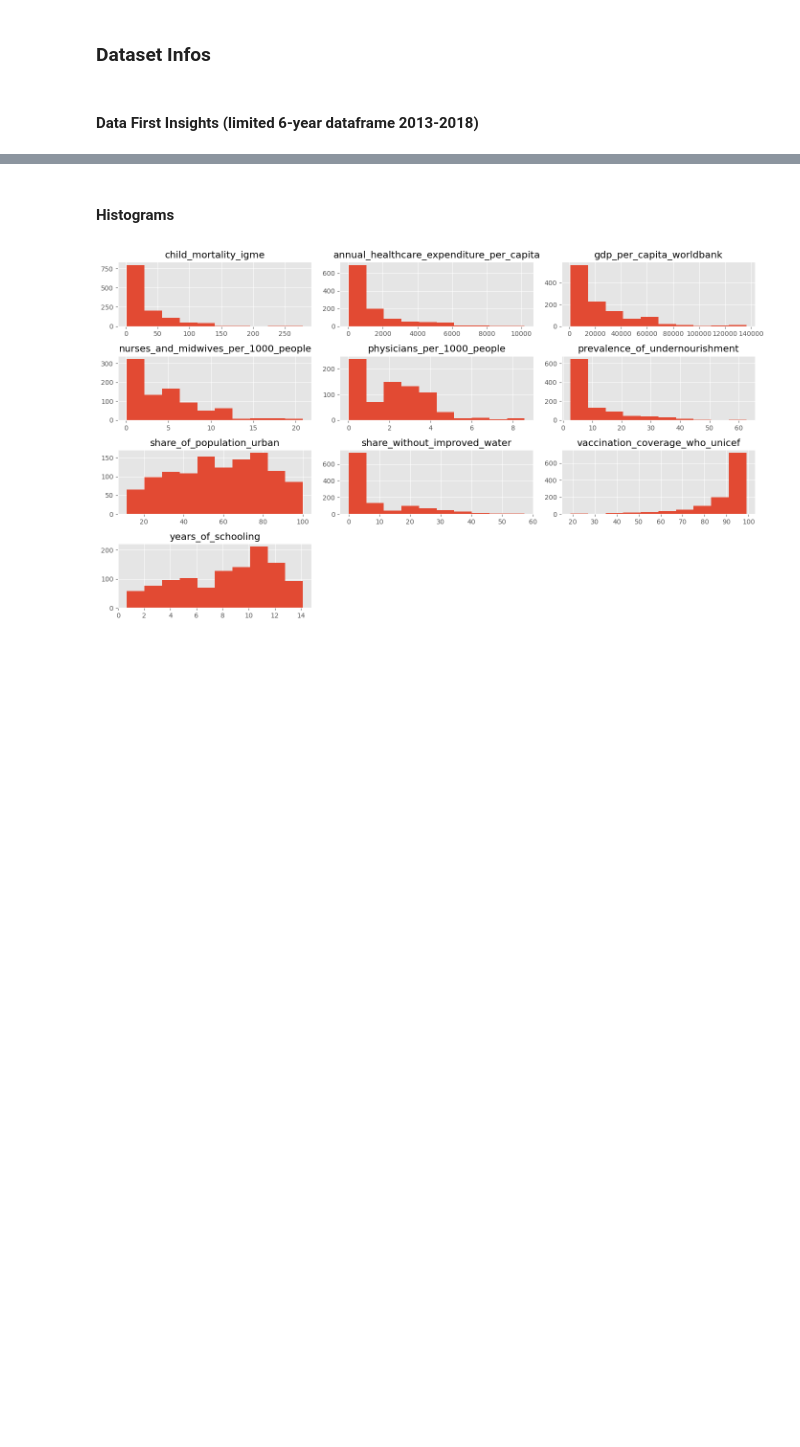
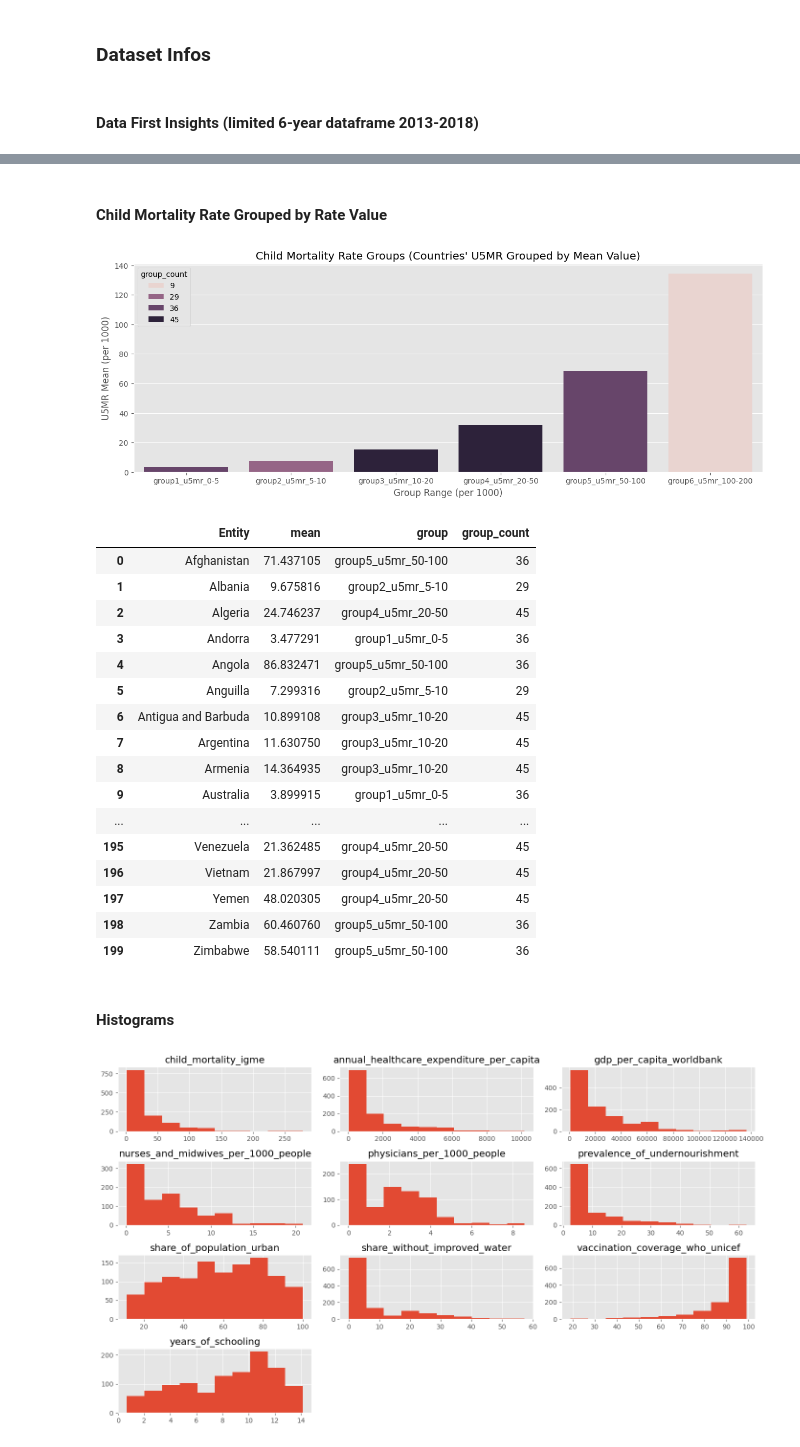
Before and after one commit to HamzahFayad/master_thesis_child_mortality, a Jupyter notebook: 01_notebooks/1_data_exploration.ipynb, the cells around one changed output, grey strips where cells are left out. Cells and saved outputs as stored; diff of their text form; code cells hidden in the pictures; blank space fills up the shorter version.

```diff
--- a/01_notebooks/1_data_exploration.ipynb
+++ b/01_notebooks/1_data_exploration.ipynb
@@ -87,6 +94,56 @@ merged_df.describe()
 | 50% | 17.566985 | 685.098850 | 14441.918000 | 3.913000 | ... |
 | 75% | 46.153776 | 1805.880075 | 31796.610500 | 6.734750 | ... |
 | max | 278.187220 | 10182.256000 | 136454.000000 | 20.830000 | ... |
+# %% [markdown]
+#### Child Mortality Rate Grouped by Rate Value
+# %%
+# minimum: 1.74, maximum: 278
+# create classified median groups based on: https://ourworldindata.org/grapher/child-mortality-igme
+# (per 1000) - 0-5, 5-10, 10-20, 20-50, 50-100, 100-200
+#rates_thresholds = [5, 10, 20, 50, 100, 200]
+rates_thresholds = {"group1_u5mr_0-5": (0,5), "group2_u5mr_5-10": (5,10), "group3_u5mr_10-20": (10,20),
+                    "group4_u5mr_20-50": (20,50), "group5_u5mr_50-100": (50,100), "group6_u5mr_100-200": (100,200)}
+
+u5mr_rates_df = merged_df.copy()
+u5mr_rates_df = u5mr_rates_df.reset_index()
+u5mr_groups = u5mr_rates_df.groupby("Entity")["child_mortality_igme"].agg(["mean"])
+u5mr_groups = u5mr_groups.reset_index()
+
+def get_group(rate):
+    for group, (range1, range2) in rates_thresholds.items():
+        if range1 <= rate < range2:
+            return group
+    return ""
+
+u5mr_groups["group"] = u5mr_groups["mean"].apply(find_range)
+u5mr_groups["group_count"] = u5mr_groups.groupby("group")["group"].transform("count")
+
+plt.figure(figsize=(15,5))
+sns.barplot(data=u5mr_groups.sort_values(by="mean"), x="group", y="mean", hue="group_count", errorbar=None)
+plt.title("Child Mortality Rate Groups (Countries' U5MR Grouped by Mean Value)")
+plt.xlabel("Group Range (per 1000)")
+plt.ylabel("U5MR Mean (per 1000)")
+plt.show()
+u5mr_groups
+# %% [output]
+[figure, added]
+|  | Entity | mean | group | group_count |
+| 0 | Afghanistan | 71.437105 | group5_u5mr_50-100 | 36 |
+| 1 | Albania | 9.675816 | group2_u5mr_5-10 | 29 |
+| 2 | Algeria | 24.746237 | group4_u5mr_20-50 | 45 |
+| 3 | Andorra | 3.477291 | group1_u5mr_0-5 | 36 |
+| 4 | Angola | 86.832471 | group5_u5mr_50-100 | 36 |
+| 5 | Anguilla | 7.299316 | group2_u5mr_5-10 | 29 |
+| 6 | Antigua and Barbuda | 10.899108 | group3_u5mr_10-20 | 45 |
+| 7 | Argentina | 11.630750 | group3_u5mr_10-20 | 45 |
+| 8 | Armenia | 14.364935 | group3_u5mr_10-20 | 45 |
+| 9 | Australia | 3.899915 | group1_u5mr_0-5 | 36 |
+| ... | ... | ... | ... | ... |
+| 195 | Venezuela | 21.362485 | group4_u5mr_20-50 | 45 |
+| 196 | Vietnam | 21.867997 | group4_u5mr_20-50 | 45 |
+| 197 | Yemen | 48.020305 | group4_u5mr_20-50 | 45 |
+| 198 | Zambia | 60.460760 | group5_u5mr_50-100 | 36 |
+| 199 | Zimbabwe | 58.540111 | group5_u5mr_50-100 | 36 |
 # %% [markdown]
 #### Histograms
 # %%
```
Also changed, not shown: parts of 14 cells of this notebook, 3 other files.
